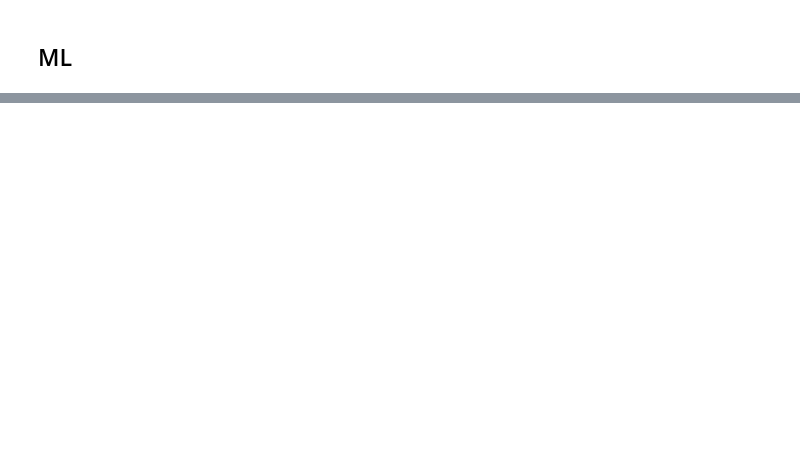
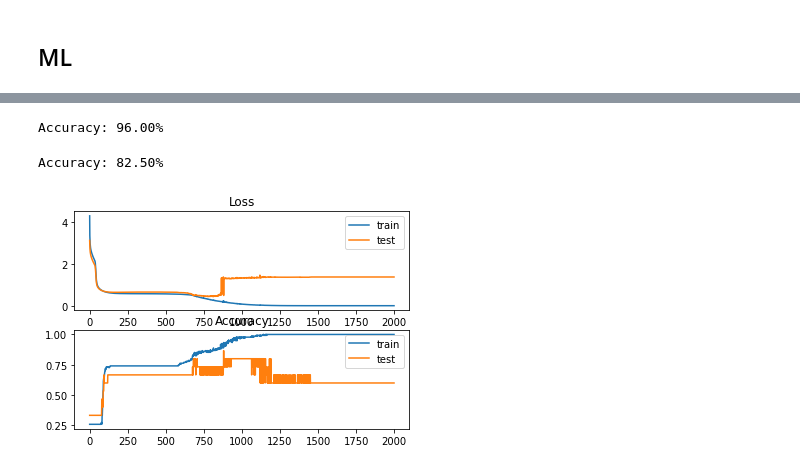
Before and after one commit to SaheedAde/earthquake_early_warning_system, a Jupyter notebook: obspyml.ipynb, the cells around one changed output, grey strips where cells are left out. Cells and saved outputs as stored; diff of their text form; code cells hidden in the pictures; blank space fills up the shorter version.

```diff
--- a/obspyml.ipynb
+++ b/obspyml.ipynb
@@ -40,24 +54,19 @@ from keras.layers import Dense
 # %%
+# from keras import callbacks
+# earlystopping = callbacks.EarlyStopping(
+#     monitor ="val_loss",
+#     mode ="min", patience = 50,
+#     restore_best_weights = True
+# )
 
 # # define model
 model = Sequential()
-model.add(LSTM(100, activation='relu', input_shape=(n_steps, n_features)))
+model.add(LSTM(100, activation='softmax', input_shape=(n_features, n_steps)))
 model.add(Dense(1))
 model.compile(optimizer='adam', loss='binary_crossentropy', metrics=['accuracy'])
 print(model.summary())
 # fit model
-model.fit(X_train, y_train, epochs=200, verbose=0, validation_data=(X_test, y_test))
-
-scores = model.evaluate(X_test, y_test, verbose=0)
-print("Accuracy: %.2f%%" % (scores[1]*100))
-
-# demonstrate prediction
-# x_input = np.array(X_test[0])
-# print(x_input)
-# x_input = x_input.reshape((1, n_steps, n_features))
-# print(x_input)
-# yhat = model.predict(x_input, verbose=0)
-# print(yhat, y_test[0])
+history = model.fit(X_train, y_train, epochs=2000, batch_size=40, validation_split=0.1)
 # %% [output]
 Model: "sequential_1"
 _________________________________________________________________
@@ -76,0 +124,30 @@ Accuracy: 76.92%
+# %%
+# evaluate training
+train_acc = model.evaluate(X_train, y_train, verbose=0)
+print("Accuracy: %.2f%%" % (train_acc[1]*100))
+# %% [output]
+Accuracy: 96.00%
+# %%
+# evaluate test
+test_acc = model.evaluate(X_test, y_test, verbose=0)
+print("Accuracy: %.2f%%" % (test_acc[1]*100))
+# %% [output]
+Accuracy: 82.50%
+# %%
+from matplotlib import pyplot
+
+# plot loss during training
+pyplot.subplot(211)
+pyplot.title('Loss')
+pyplot.plot(history.history['loss'], label='train')
+pyplot.plot(history.history['val_loss'], label='test')
+pyplot.legend()
+# plot accuracy during training
+pyplot.subplot(212)
+pyplot.title('Accuracy')
+pyplot.plot(history.history['accuracy'], label='train')
+pyplot.plot(history.history['val_accuracy'], label='test')
+pyplot.legend()
+pyplot.show()
+# %% [output]
+[figure, added]
```
Also changed, not shown: parts of 5 cells of this notebook, 13 other files.
